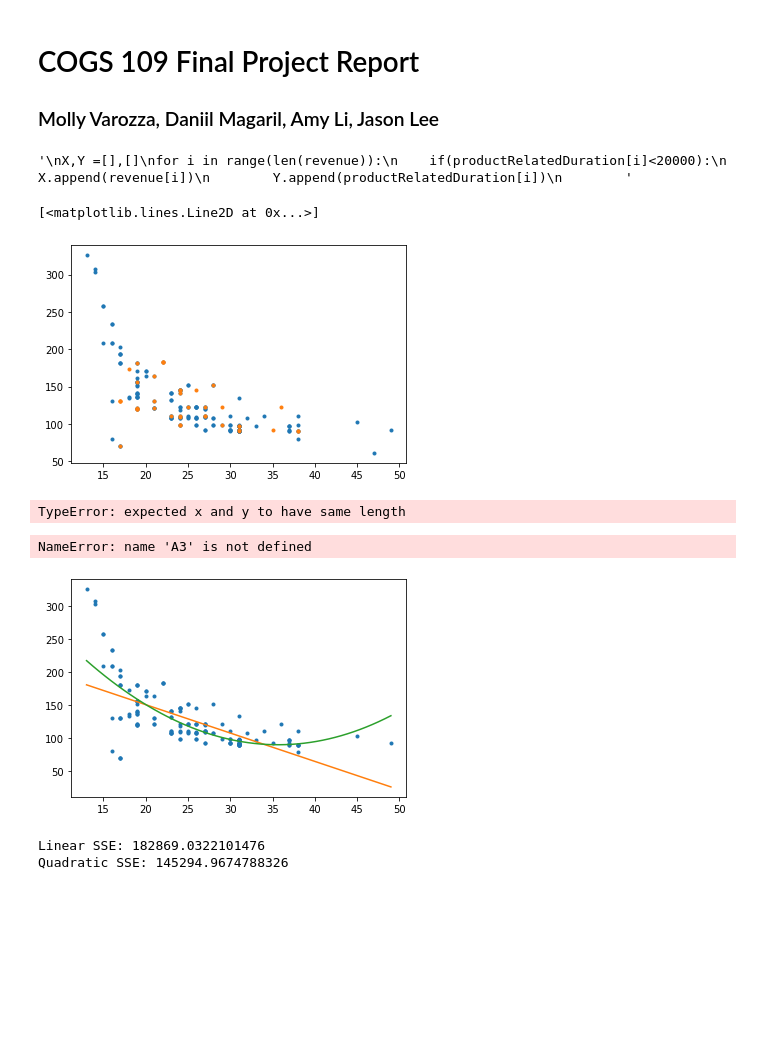
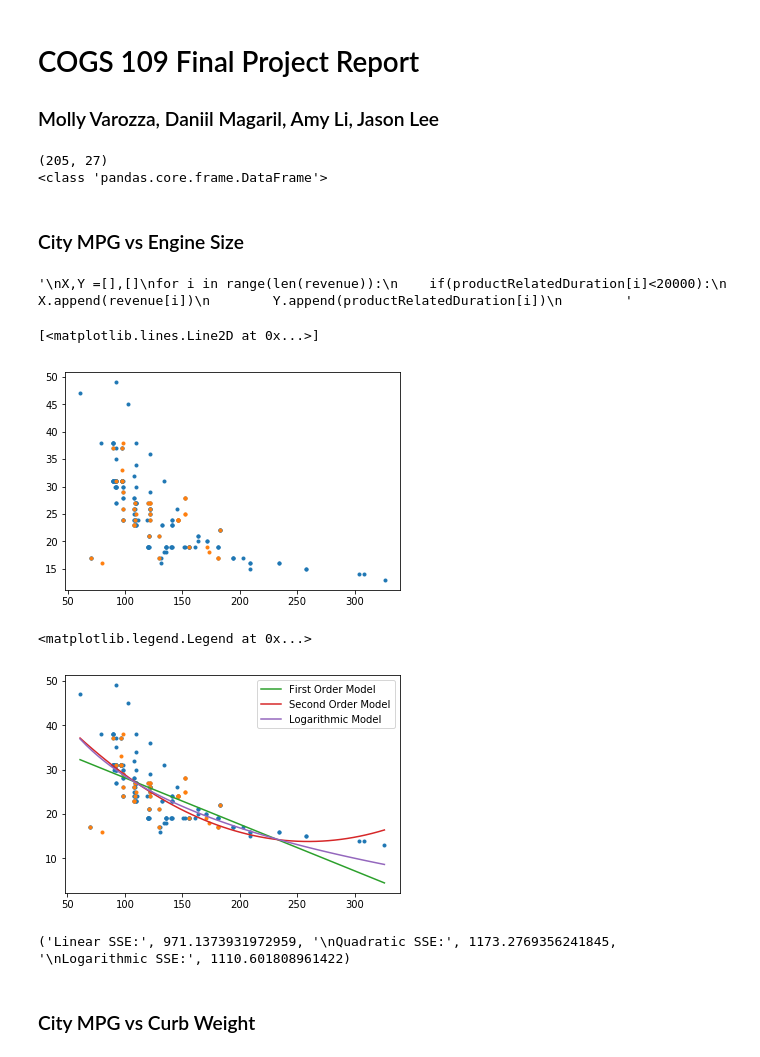
Before and after one commit to Dagaril/COGS109_FinalAssignment, a Jupyter notebook: Code.ipynb, the cells around one changed output. Saved outputs shown, nothing was run; the diff lists cells and outputs as text; code cells hidden in the pictures; blank space fills up the shorter version.

Commit message:
First three analyses

```diff
--- a/Code.ipynb
+++ b/Code.ipynb
@@ -12,7 +12,11 @@ data = pd.read_csv("imports-85.csv")
 
 print(data.shape)
 print(type(data))
-print(data)
+# %% [output]
+(205, 27)
+<class 'pandas.core.frame.DataFrame'>
+# %% [markdown]
+### City MPG vs Engine Size
 # %%
 # Duration on product-related page vs whether they purchased something or not
 cityMPG = data['23']
@@ -29,13 +33,13 @@ for i in range(len(revenue)):
 # %% [output]
 '\nX,Y =[],[]\nfor i in range(len(revenue)):\n    if(productRelatedDuration[i]<20000):\n        X.append(revenue[i])\n        Y.append(productRelatedDuration[i])\n        '
 # %%
-X = cMPG_train
-Y = eS_train
+X = eS_train
+Y = cMPG_train
 
 #initial data plot
 plt.plot(X, Y, '.')
-plt.plot(cMPG_test, eS_test, '.')
+plt.plot(eS_test, cMPG_test, '.')
 # %% [output]
 [<matplotlib.lines.Line2D at 0x...>]
-[figure, old version]
+[figure, new version]
 # %%
@@ -48,42 +63,53 @@ w2 = np.linalg.lstsq( A2, Y, rcond = None)[0]
+# %%
+# Logarithmic Model
+A3 = np.column_stack((np.ones((X.shape)), np.log(X)))
+w3 = np.linalg.lstsq( A3, Y, rcond = None)[0]
+
+A3_test = np.column_stack((np.ones((eS_test.shape)), np.log(eS_test)))
+
+y_pred3 = np.matmul(A3, w3)
+y_pred3_test = np.matmul(A3_test, w3)
 # %%
 #Use matrices generated above to create models
-y_pred1 = np.matmul(A1, w1)
-y_pred2 = np.matmul(A2, w2)
 
 xRange = np.linspace(min(X), max(X))
 ones = np.ones(len(xRange))
 squares = np.square(xRange)
+logs = np.log(xRange)
 
 A1 = np.column_stack((ones, xRange))
 yplot1 = np.matmul(A1, w1)
+
 
 A2 = np.column_stack((ones, xRange, squares))
 yplot2 = np.matmul(A2, w2)
 
 # y = A + B * log(x)
-A3 = np.polyfit(np.log(xRange), Y, 1)
+A3 = np.column_stack((ones, logs))
+yplot3 = np.matmul(A3, w3)
-# %% [output]
-TypeError: expected x and y to have same length
 # %%
 #Plot data alongside created models
-plt.plot(X,Y, '.')
+plt.plot(X, Y, '.')
+plt.plot(eS_test, cMPG_test, '.')
 
 linModel, = plt.plot(xRange, yplot1)
 quadModel, = plt.plot(xRange, yplot2)
-temp, = plt.plot(xRange, A3[0]+A3[1]*xRange)
+logModel, = plt.plot(xRange, yplot3)
 
-plt.legend([linModel, quadModel], ["First Order Model", "Second Order Model"])
+plt.legend([linModel, quadModel, logModel], ["First Order Model", "Second Order Model", "Logarithmic Model"])
 # %% [output]
-NameError: name 'A3' is not defined
+<matplotlib.legend.Legend at 0x...>
-[figure, old version]
+[figure, new version]
 # %%
 #Calcualte and print errors
-SSELinear = sum(np.square(y_pred1 - Y))
-SSEQuad = sum(np.square(y_pred2 - Y))
-print('Linear SSE:', SSELinear, '\nQuadratic SSE:', SSEQuad)
+SSELinear = sum(np.square(y_pred1_test - cMPG_test))
+SSEQuad = sum(np.square(y_pred2_test - cMPG_test))
+SSELog = sum(np.square(y_pred3_test - cMPG_test))
+print('Linear SSE:', SSELinear, '\nQuadratic SSE:', SSEQuad, '\nLogarithmic SSE:', SSELog)
 # %% [output]
-Linear SSE: 182869.0322101476
-Quadratic SSE: 145294.9674788326
+('Linear SSE:', 971.1373931972959, '\nQuadratic SSE:', 1173.2769356241845, '\nLogarithmic SSE:', 1110.601808961422)
+# %% [markdown]
+### City MPG vs Curb Weight
 # %%
 # cityMPG vs curb weight
 cityMPG = data['23']
```
Also changed, not shown: parts of 18 cells of this notebook, 1 other file.
